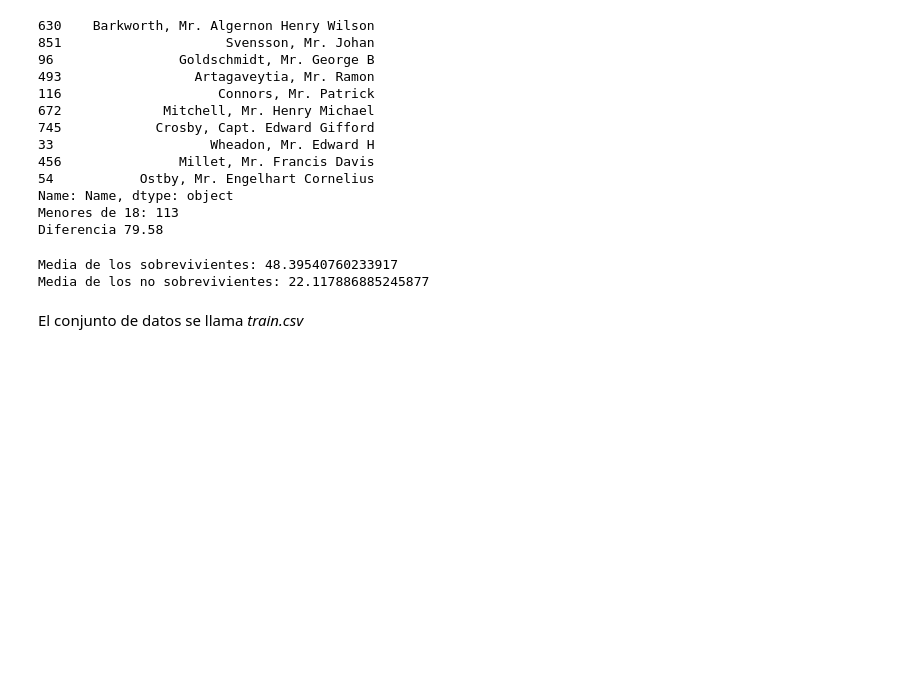
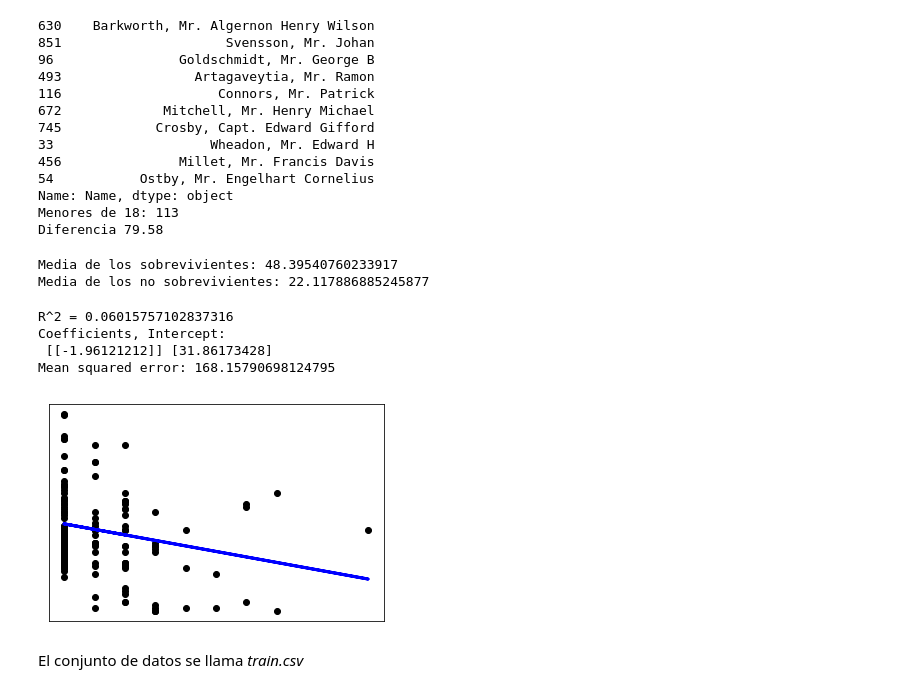
Before and after one commit to MADM2018/exploring_titanic, a Jupyter notebook: Titanic.ipynb, the cells around one changed output. Cells and saved outputs as stored; diff of their text form; code cells hidden in the pictures; blank space fills up the shorter version.

```diff
--- a/Titanic.ipynb
+++ b/Titanic.ipynb
@@ -176,3 +174,37 @@ Media de los no sobrevivientes: 22.117886885245877
+# %%
+# Punto 10 Existe alguna relación entre la edad y el número de familiares? Puedes evaluarlo mediante la aplicación de una regresión lineal? Muestra el gráfico y explica tus propias conclusiones.
+from sklearn.linear_model import LinearRegression
+from sklearn.model_selection import train_test_split
+from sklearn.metrics import mean_squared_error, r2_score
+import numpy as np
+
+X = np.array(df['Fam']).reshape(-1,1)
+Y = np.array(df['Age']).reshape(-1,1)
+
+x_train, x_test, y_train, y_test = train_test_split(X, Y, test_size=0.20, random_state=50)
+
+reg = LinearRegression().fit(x_train, y_train)
+print("R^2 =", reg.score(x_train, y_train))
+
+y_out = reg.predict(x_test)
+
+
+print('Coefficients, Intercept: \n', reg.coef_, reg.intercept_)
+print("Mean squared error:", mean_squared_error(y_test, y_out))
+
+plt.scatter(x_test, y_test,  color='black')
+plt.plot(x_test, y_out, color='blue', linewidth=3)
+
+plt.xticks(())
+plt.yticks(())
+
+plt.show()
+# %% [output]
+R^2 = 0.06015757102837316
+Coefficients, Intercept:
+ [[-1.96121212]] [31.86173428]
+Mean squared error: 168.15790698124795
+[figure, added]
 # %%
 # Punto 11 Cread un json de las 10 primeras filas, guardadlo en un fichero llamado resumen.json
 # %% [markdown]
```
Also changed, not shown: parts of 1 cell of this notebook.
